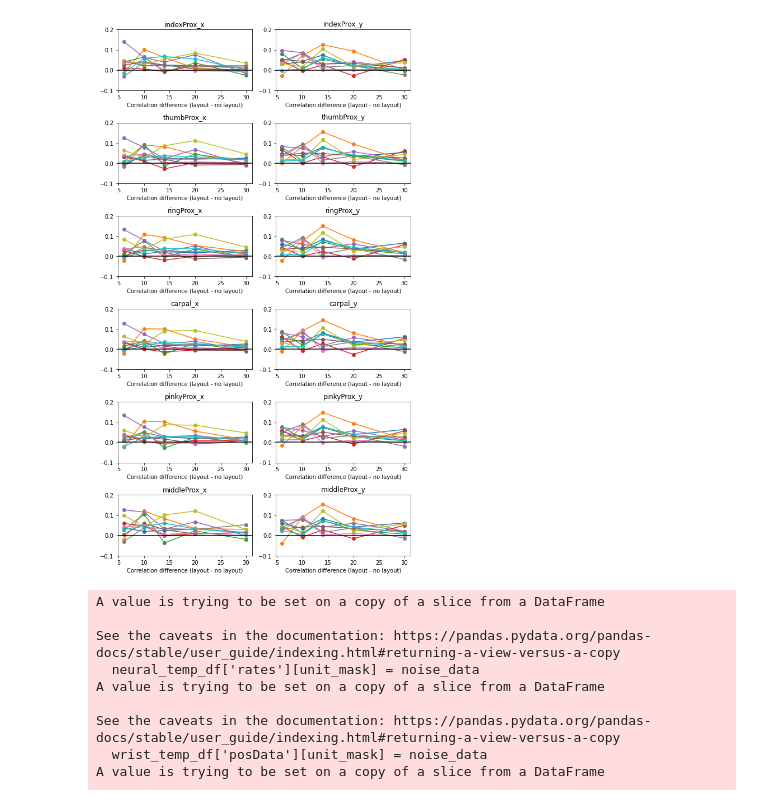
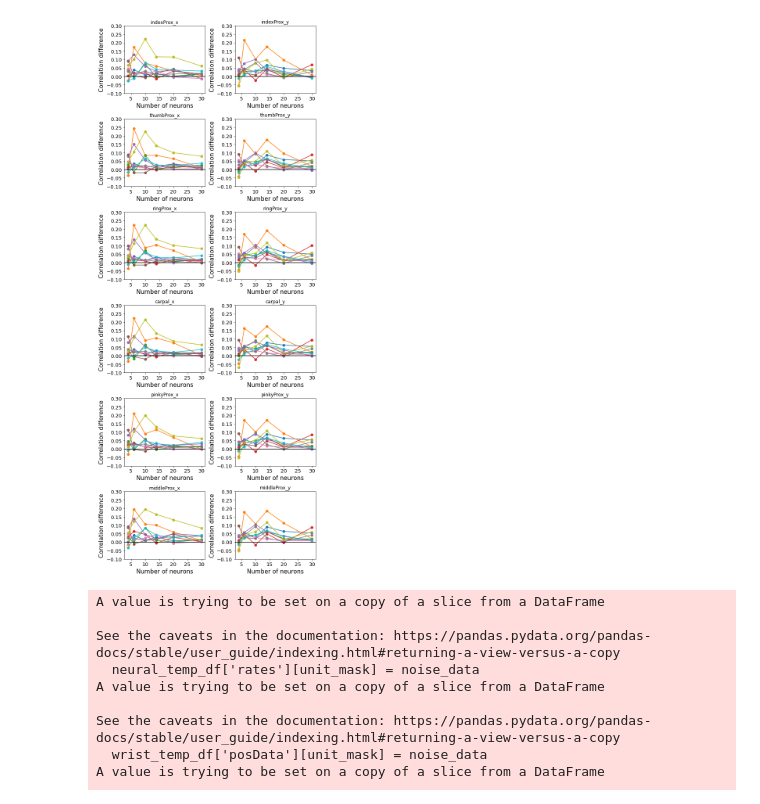
Before and after one commit to ntolley/ncm_2023, a Jupyter notebook: notebooks/make_neuron_num_plot.ipynb, the cells around one changed output. Cells and saved outputs as stored; diff of their text form; code cells hidden in the pictures.

```diff
--- a/notebooks/make_neuron_num_plot.ipynb
+++ b/notebooks/make_neuron_num_plot.ipynb
@@ -25,7 +21,8 @@ WARNING: Keras package is not installed. You will be unable to use all neural ne
 # %%
 # read python dict back from the file
 
-data_file = open('../data/SPK20220308/neuron_num_results/num_neuron_results_fold0_10repeats_cam1.pkl', 'rb')
+# data_file = open('../data/SPK20220308/neuron_num_results/num_neuron_results_fold0_10repeats_cam1_l1dist.pkl', 'rb')
+data_file = open('../data/SPK20220308/neuron_num_results/num_neuron_results_fold0_10repeats_cam1_cosinedist_2back.pkl', 'rb')
 # data_file = open('../data/SPK20220308/neuron_num_results/neuron_sort_results.pkl', 'rb')
 
 num_neuron_dict = pickle.load(data_file)
@@ -59,7 +57,10 @@ task_std = np.std(task_res,  axis=0)
 notask_mean = np.mean(notask_res, axis=0)
 notask_std = np.std(notask_res,  axis=0)
 
-plt.figure(figsize=(8,14))
+labelsize=15
+ticksize=13
+
+plt.figure(figsize=(8,20))
 for plot_idx in range(12):
     plt.subplot(6,2,plot_idx+1)
     plt.errorbar(x=num_neuron_list, y=notask_mean[:,plot_idx], yerr=notask_std[:,plot_idx], capsize=2)
@@ -67,9 +68,13 @@ for plot_idx in range(12):
 
 
     plt.tight_layout()
-    plt.ylim(0.4,1)
+    plt.ylim(0.5,1)
 
-    plt.xlabel('Num Neurons')
-    plt.ylabel('Correlation')
+    plt.xlabel('Number of neurons', fontsize=labelsize)
+    plt.ylabel('Correlation', fontsize=labelsize)
+    plt.xticks(fontsize=ticksize)
+    plt.yticks(fontsize=ticksize)
+    plt.tight_layout()
     plt.title(marker_titles[plot_idx])
+plt.savefig('num_neuron_curve.svg')
 # %% [output]
@@ -77,29 +82,34 @@ for plot_idx in range(12):
 # %%
 task_mean = np.mean(task_res, axis=0)
 task_std = np.std(task_res,  axis=0)
 
 notask_mean = np.mean(notask_res, axis=0)
 notask_std = np.std(notask_res,  axis=0)
 
-plt.figure(figsize=(8,14))
+plt.figure(figsize=(8,20))
 for plot_idx in range(12):
     plt.subplot(6,2,plot_idx+1)
     # plt.errorbar(x=num_neuron_list, y=notask_mean[:,plot_idx], yerr=notask_std[:,plot_idx])
     # plt.errorbar(x=num_neuron_list, y=task_mean[:,plot_idx], yerr=task_std[:,plot_idx])
     for repeat_idx in range(num_repeats):
 
         corr_diff = task_res[repeat_idx, :, plot_idx] - notask_res[repeat_idx, :, plot_idx]
         # plt.plot(task_res[repeat_idx, :, plot_idx], color=f'C{repeat_idx}')
         # plt.plot(notask_res[repeat_idx, :, plot_idx], color=f'C{repeat_idx}')
         plt.scatter(num_neuron_list, corr_diff)
         plt.plot(num_neuron_list, corr_diff)
-        plt.xlabel('Correlation difference (layout - no layout)')
+        plt.ylabel('Correlation difference', fontsize=labelsize)
+        plt.xlabel('Number of neurons', fontsize=labelsize)
+        plt.xticks(fontsize=ticksize)
+        plt.yticks(fontsize=ticksize)
 
     plt.tight_layout()
     plt.axhline(y=0, color='k')
-    plt.ylim(-0.1, 0.2)
+    plt.ylim(-0.1, 0.3)
     plt.title(marker_titles[plot_idx])
+
+plt.savefig('num_neuron_correlation_diff.svg')
 # %% [output]
-[figure, old version]
+[figure, new version]
 # %%
 neural_offset = 10 # try 50-150 ms offset
```
Also changed, not shown: parts of 6 cells of this notebook, 5 other files.
